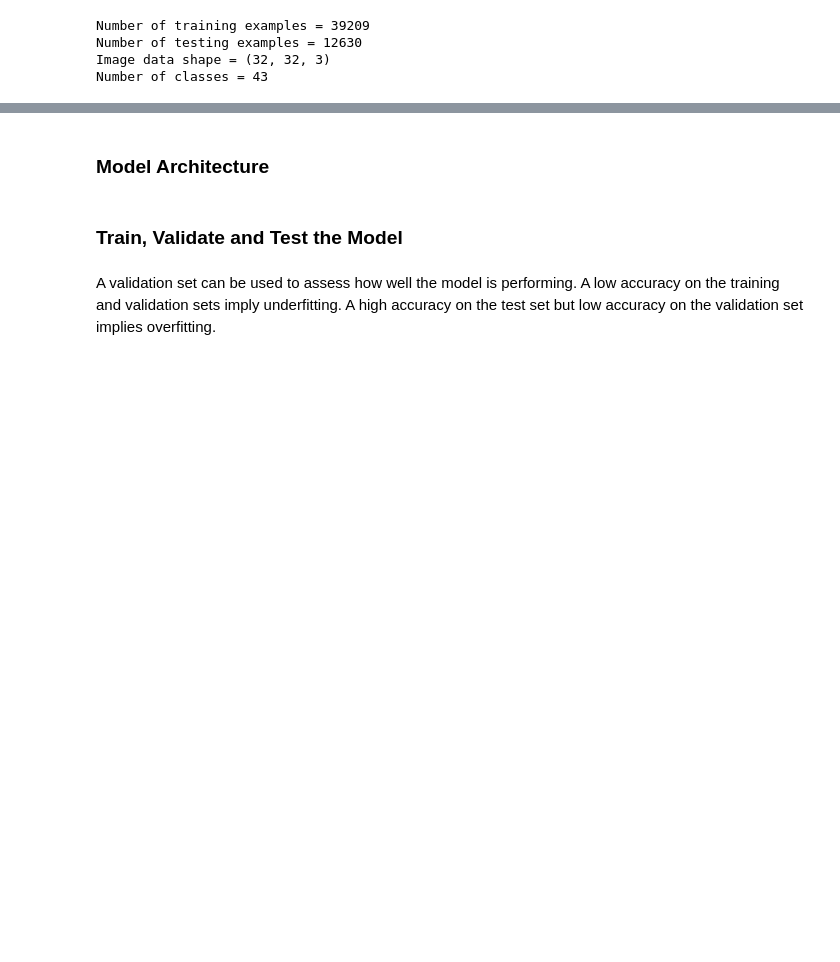
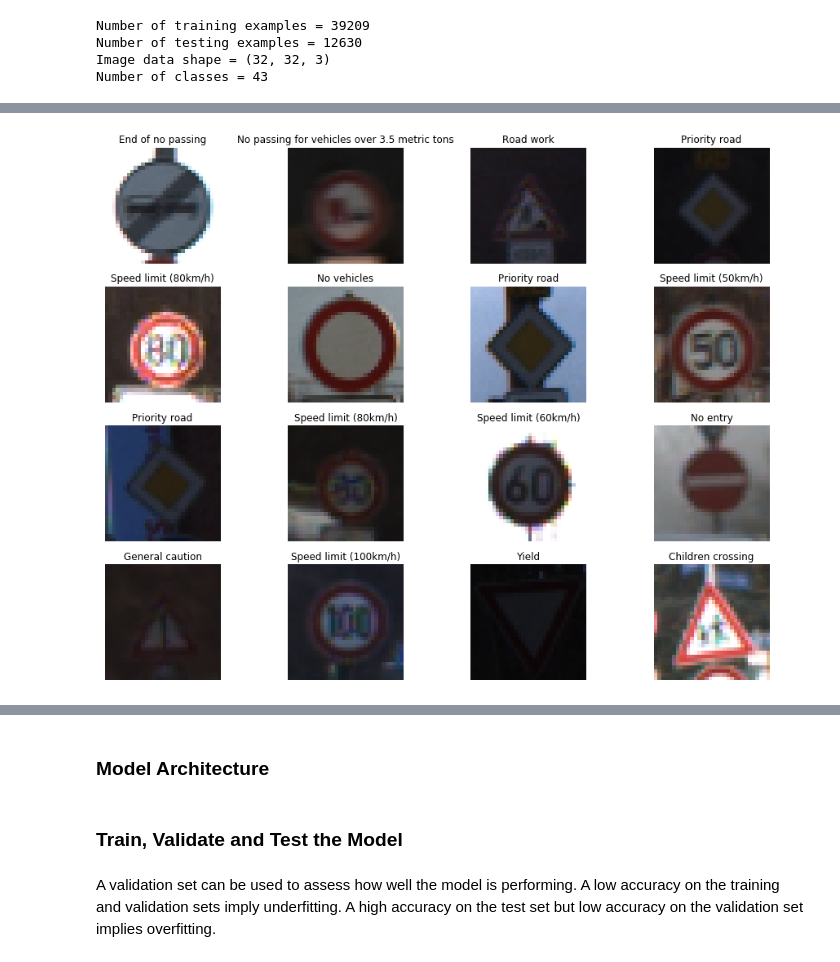
Before and after one commit to gagolucasm/Traffic-Sign-Classifier, a Jupyter notebook: Traffic_Sign_Classifier.ipynb, the cells around one changed output, grey strips where cells are left out. Saved outputs shown, nothing was run; the diff lists cells and outputs as text; code cells hidden in the pictures; blank space fills up the shorter version.

```diff
--- a/Traffic_Sign_Classifier.ipynb
+++ b/Traffic_Sign_Classifier.ipynb
@@ -51,23 +58,17 @@ print('Training and Test data downloaded.')
 Training and Test data downloaded.
 # %%
 # Load pickled data
-import pickle
-
-# TODO: Fill this in based on where you saved the training and testing data
 
 training_file = "train.p"
-validation_file="valid.p"
 testing_file = "test.p"
 
 with open(training_file, mode='rb') as f:
     train = pickle.load(f)
-with open(validation_file, mode='rb') as f:
-    valid = pickle.load(f)
+
 with open(testing_file, mode='rb') as f:
     test = pickle.load(f)
 
-X_train, y_train = train['features'], train['labels']
-X_valid, y_valid = valid['features'], valid['labels']
+train_features, train_labels = train['features'], train['labels']
 X_test, y_test = test['features'], test['labels']
 # %% [markdown]
 ---
@@ -109,3 +96,14 @@ Number of training examples = 39209
 Number of testing examples = 12630
 Image data shape = (32, 32, 3)
 Number of classes = 43
+# %%
+data_test = [[i,sum(y_test == i)] for i in range(len(np.unique(y_test)))]
+data_test_sorted = sorted(data_test, key=lambda x: x[1])
+data_train = [[i,sum(train_labels == i)] for i in range(len(np.unique(train_labels)))]
+data_train_sorted = sorted(data_train, key=lambda x: x[1])
+data_pd = pd.read_csv('signnames.csv')
+data_pd['Occurance (Train)'] = pd.Series(np.asarray(data_train_sorted).T[1], index=np.asarray(data_train_sorted).T[0])
+data_pd['Occurance (Test)'] = pd.Series(np.asarray(data_test_sorted).T[1], index=np.asarray(data_test_sorted).T[0])
+
+data_pd_sorted = data_pd.sort_values(['Occurance (Train)'],ascending=[0]).reset_index()
+data_pd_sorted = data_pd_sorted.drop('index', 1)
@@ -202,0 +130,23 @@ plt.show()
+# %%
+def showGrid(X,Y):
+    plt.figure(figsize = (16,12))
+    gs1 = gridspec.GridSpec(4,4)
+    gs1.update(wspace=0.02, hspace=0.2) # set the spacing between axes.
+    for i in range(16):
+        ax1 = plt.subplot(gs1[i])
+        plt.axis('on')
+        ax1.set_xticklabels([])
+        ax1.set_yticklabels([])
+        ax1.set_aspect('equal')
+        #plt.subplot(4,11,i+1)
+        ind_plot = np.random.randint(1,len(Y))
+        plt.imshow(X[ind_plot])
+        sign_number=(Y[ind_plot])
+        plt.title(data_pd.iloc[sign_number].SignName)
+        plt.axis('off')
+    plt.show()
+
+
+showGrid(train_features,train_labels)
+# %% [output]
+[figure, added]
```
Also changed, not shown: parts of 35 cells of this notebook, 4 other files.
